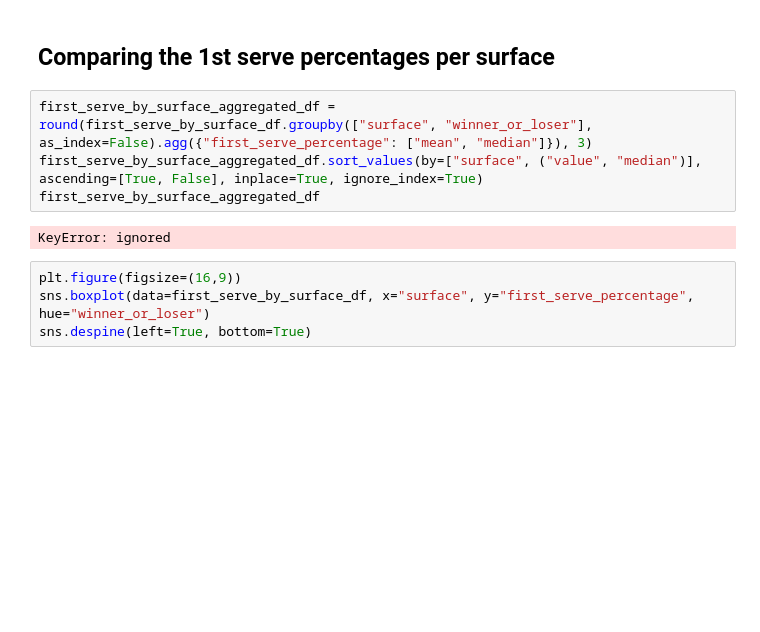
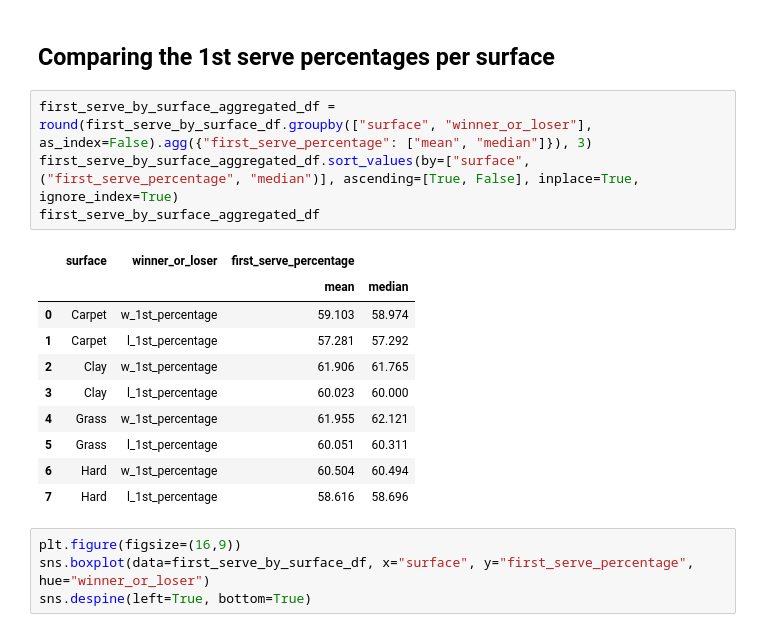
Before and after one commit to YoavWeller/Tennis_Analysis, a Jupyter notebook: tennis_analysis.ipynb, the cells around one changed output. Cells and saved outputs as stored; diff of their text form; blank space fills up the shorter version.

Commit message:
Update tennis_analysis.ipynb
Creating a new subset of the data - 1st serve percentage by tourney type

```diff
--- a/tennis_analysis.ipynb
+++ b/tennis_analysis.ipynb
@@ -863,10 +884,19 @@ plt.show()
 ## Comparing the 1st serve percentages per surface
 # %%
 first_serve_by_surface_aggregated_df = round(first_serve_by_surface_df.groupby(["surface", "winner_or_loser"], as_index=False).agg({"first_serve_percentage": ["mean", "median"]}), 3)
-first_serve_by_surface_aggregated_df.sort_values(by=["surface", ("value", "median")], ascending=[True, False], inplace=True, ignore_index=True)
+first_serve_by_surface_aggregated_df.sort_values(by=["surface", ("first_serve_percentage", "median")], ascending=[True, False], inplace=True, ignore_index=True)
 first_serve_by_surface_aggregated_df
 # %% [output]
-KeyError: ignored
+|  | surface | winner_or_loser | first_serve_percentage |  |
+|  |  |  | mean | median |
+| 0 | Carpet | w_1st_percentage | 59.103 | 58.974 |
+| 1 | Carpet | l_1st_percentage | 57.281 | 57.292 |
+| 2 | Clay | w_1st_percentage | 61.906 | 61.765 |
+| 3 | Clay | l_1st_percentage | 60.023 | 60.000 |
+| 4 | Grass | w_1st_percentage | 61.955 | 62.121 |
+| 5 | Grass | l_1st_percentage | 60.051 | 60.311 |
+| 6 | Hard | w_1st_percentage | 60.504 | 60.494 |
+| 7 | Hard | l_1st_percentage | 58.616 | 58.696 |
 # %%
 plt.figure(figsize=(16,9))
 sns.boxplot(data=first_serve_by_surface_df, x="surface", y="first_serve_percentage", hue="winner_or_loser")
```
Also changed, not shown: parts of 6 cells of this notebook.
